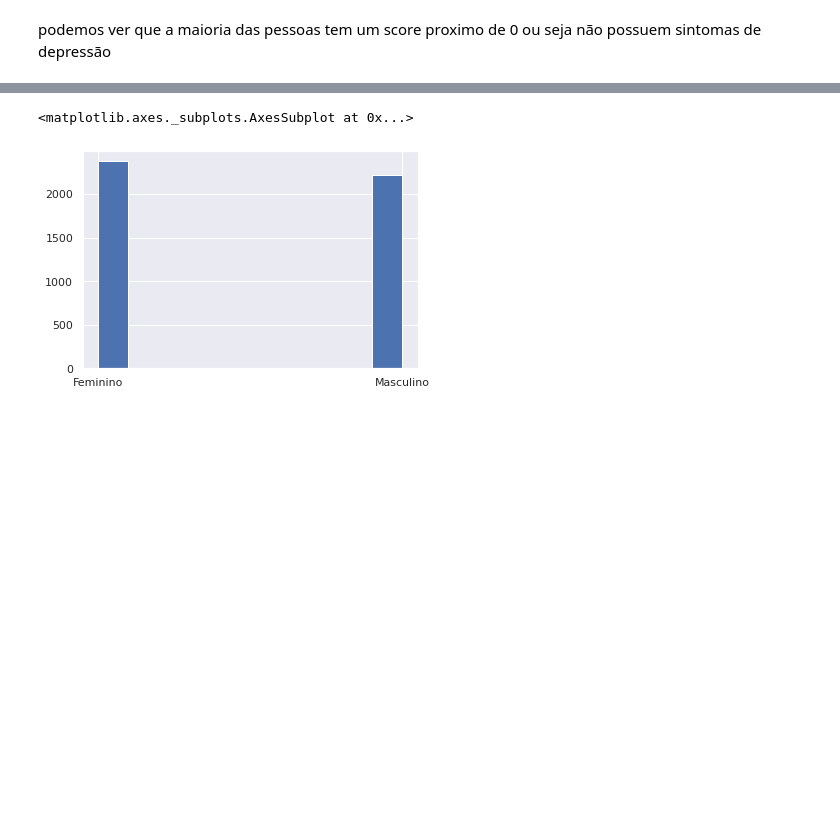
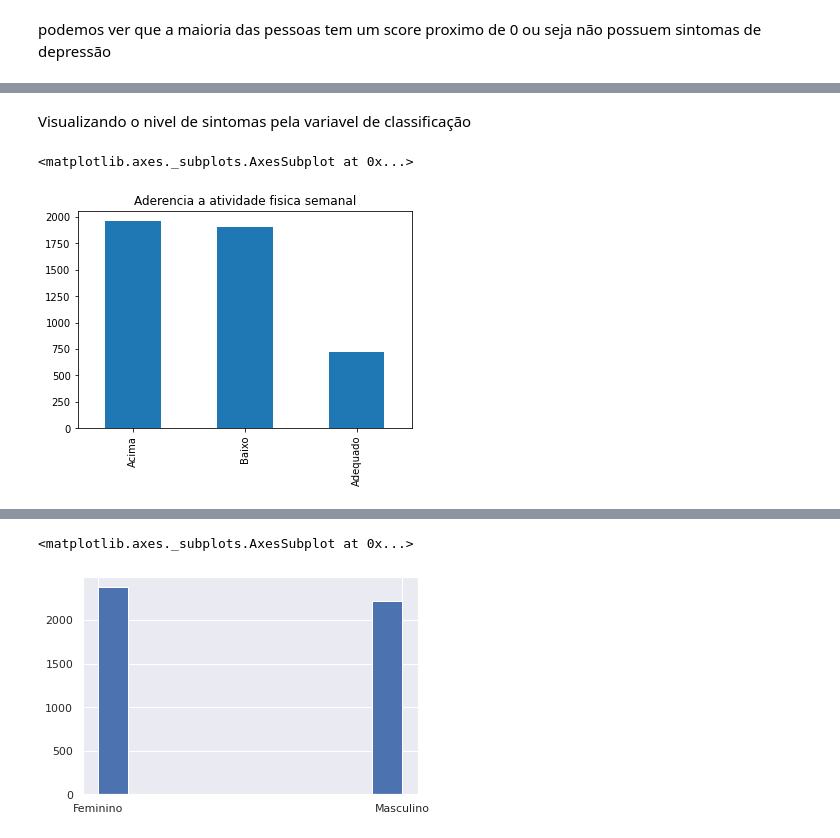
Before and after one commit to DionesGouvea/data-science-toolbox, a Jupyter notebook: Desafio_de_Inferência.ipynb, the cells around one changed output, grey strips where cells are left out. Saved outputs shown, nothing was run; the diff lists cells and outputs as text; code cells hidden in the pictures; blank space fills up the shorter version.

```diff
--- a/Desafio_de_Inferência.ipynb
+++ b/Desafio_de_Inferência.ipynb
@@ -178,0 +255,7 @@ podemos ver que a maioria das pessoas tem um score proximo de 0 ou seja não pos
+# %% [markdown]
+Visualizando o nivel de sintomas pela variavel de classificação
+# %%
+df["ADHERENCE"].value_counts().plot(kind = 'bar', title = 'Aderencia a atividade fisica semanal')
+# %% [output]
+<matplotlib.axes._subplots.AxesSubplot at 0x...>
+[figure, added]
```
Also changed, not shown: parts of 33 cells of this notebook.
